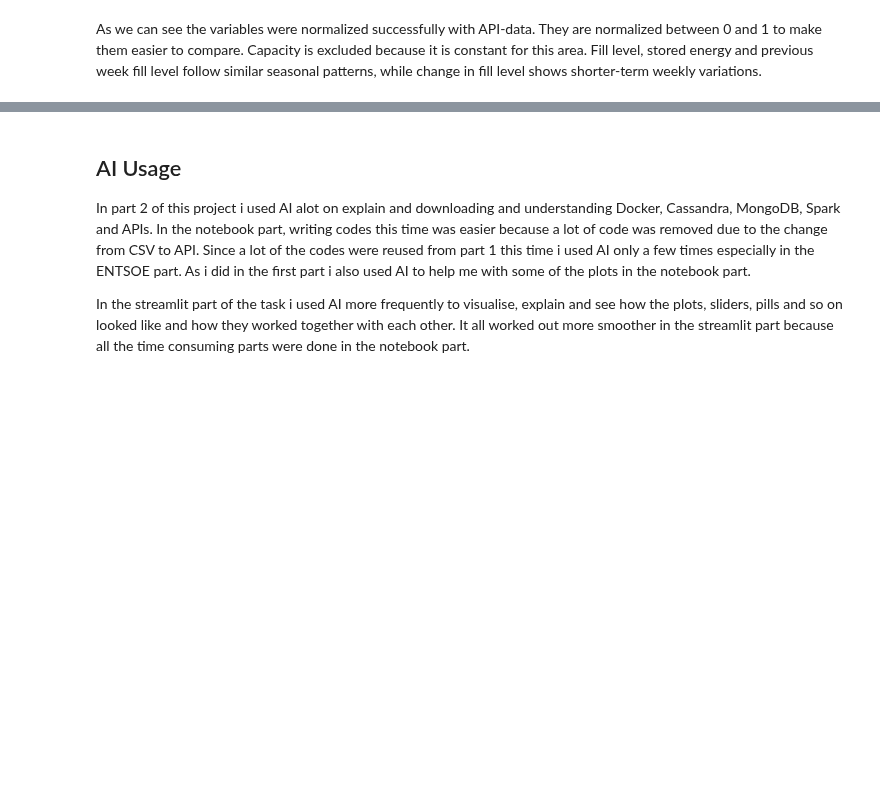
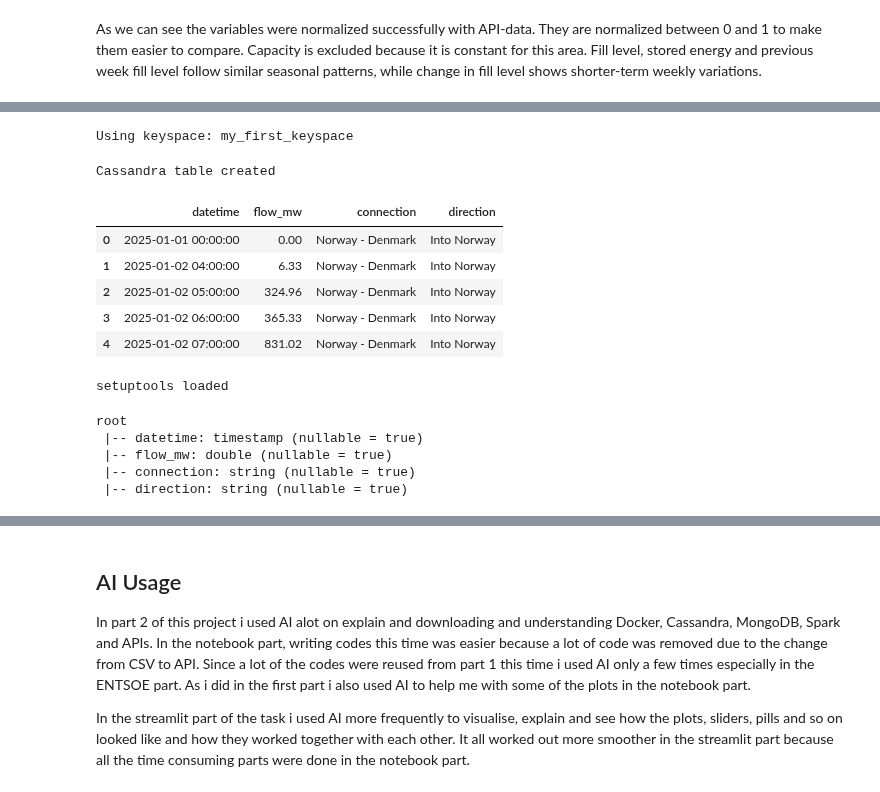
Before and after one commit to Abisan-s/IND320-reservoir-dashboard, a Jupyter notebook: project_part2.ipynb, the cells around one changed output, grey strips where cells are left out. Cells and saved outputs as stored; diff of their text form; code cells hidden in the pictures; blank space fills up the shorter version.

```diff
--- a/project_part2.ipynb
+++ b/project_part2.ipynb
@@ -403,0 +648,67 @@ connections
+# %%
+# selects the keyspace used for this project
+session.set_keyspace("my_first_keyspace")
+
+print("Using keyspace: my_first_keyspace")
+# %% [output]
+Using keyspace: my_first_keyspace
+# %%
+#creates a cassandra table for the entsoe data
+session.execute("""
+CREATE TABLE IF NOT EXISTS entsoe_transfers (
+    datetime timestamp,
+    connection text,
+    direction text,
+    flow_mw double,
+    PRIMARY KEY ((connection, direction), datetime)
+);
+""")
+
+#confirms that the table was created
+print("Cassandra table created")
+# %% [output]
+Cassandra table created
+# %%
+#makes a copy of the entsoe data before sending it to spark
+entsoe_for_spark = entsoe_all_df.copy()
+
+#removes timezone information so spark can handle it correctly
+entsoe_for_spark["datetime"] = (
+    entsoe_for_spark["datetime"]
+    .dt.tz_convert("UTC")
+    .dt.tz_localize(None)
+)
+
+#renames the column so it matches the cassandra table
+entsoe_for_spark = entsoe_for_spark.rename(
+    columns={"flow_MW": "flow_mw"}
+)
+
+#quick double check before converting to spark
+entsoe_for_spark.head()
+# %% [output]
+|  | datetime | flow_mw | connection | direction |
+| 0 | 2025-01-01 00:00:00 | 0.00 | Norway - Denmark | Into Norway |
+| 1 | 2025-01-02 04:00:00 | 6.33 | Norway - Denmark | Into Norway |
+| 2 | 2025-01-02 05:00:00 | 324.96 | Norway - Denmark | Into Norway |
+| 3 | 2025-01-02 06:00:00 | 365.33 | Norway - Denmark | Into Norway |
+| 4 | 2025-01-02 07:00:00 | 831.02 | Norway - Denmark | Into Norway |
+# %%
+# workaround for PySpark on Python 3.12
+import setuptools
+
+print("setuptools loaded")
+# %% [output]
+setuptools loaded
+# %%
+#this part converts the pandas df to a spark df
+entsoe_spark_df = spark.createDataFrame(entsoe_for_spark)
+
+#double check that spark understood the column types
+entsoe_spark_df.printSchema()
+# %% [output]
+root
+ |-- datetime: timestamp (nullable = true)
+ |-- flow_mw: double (nullable = true)
+ |-- connection: string (nullable = true)
+ |-- direction: string (nullable = true)
```
Also changed, not shown: parts of 27 cells of this notebook, 3 other files.
